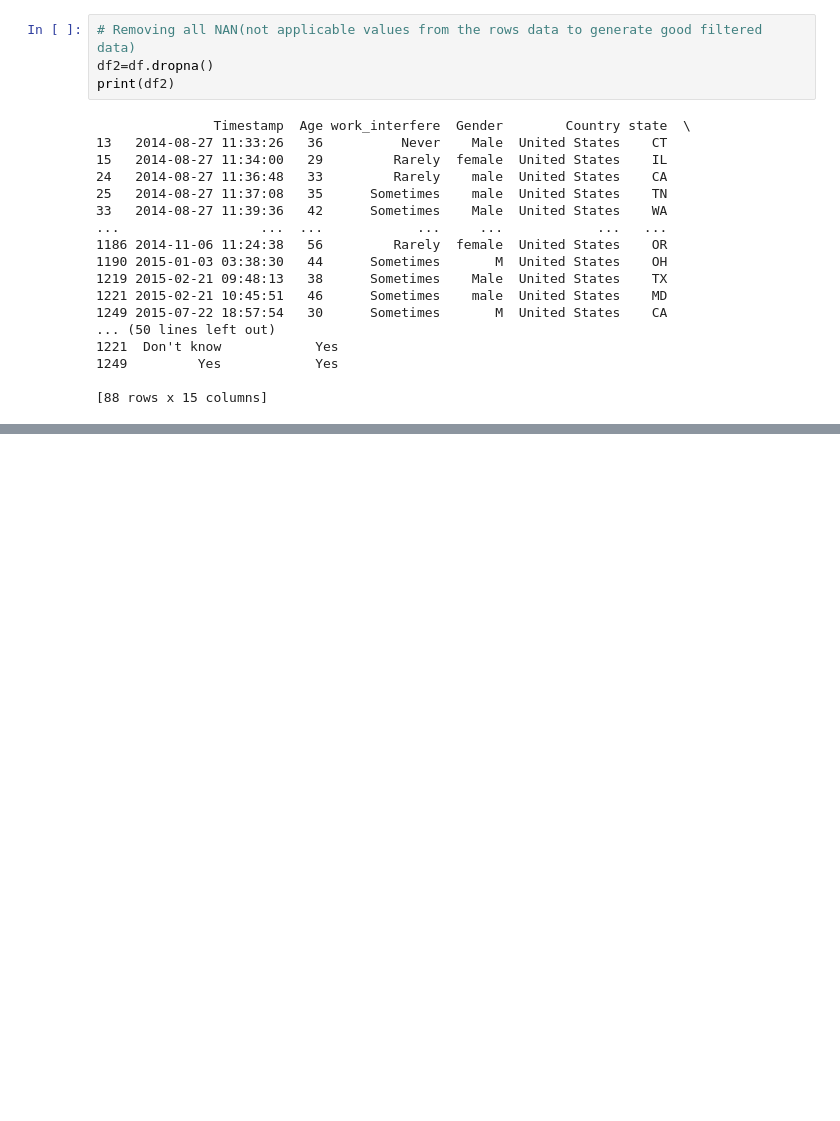
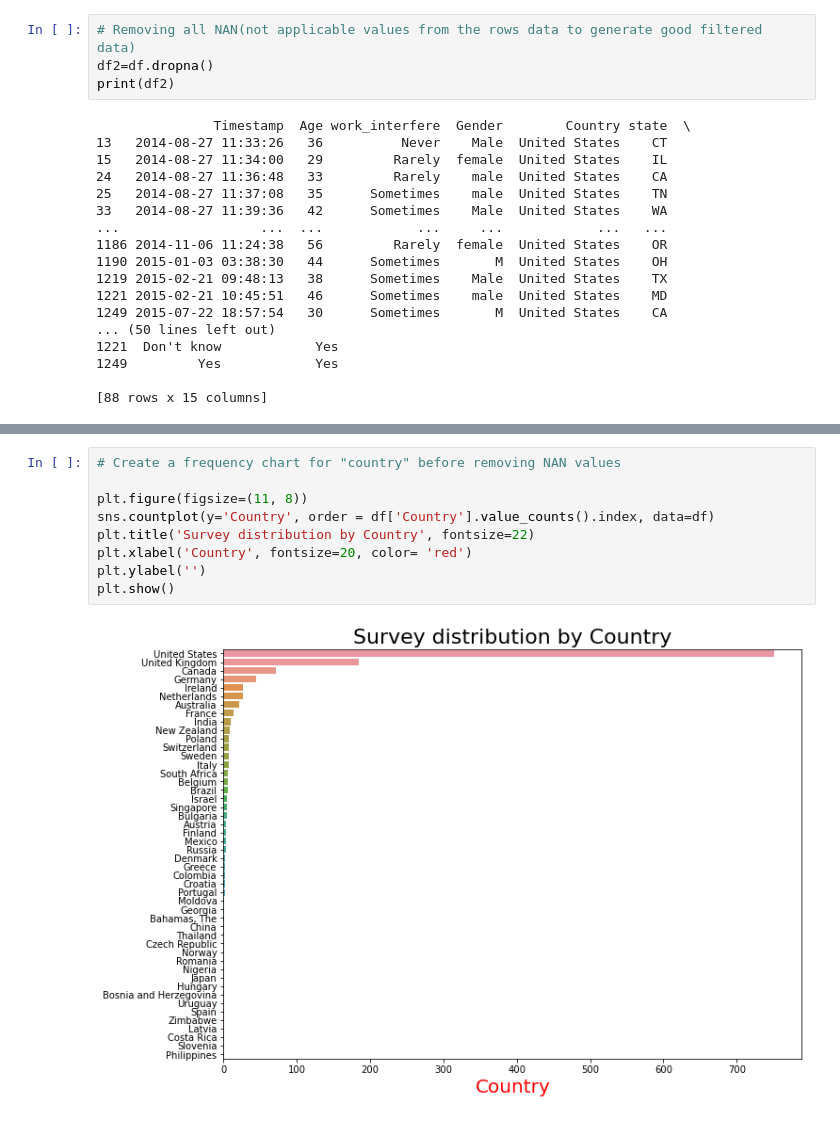
Before and after one commit to Swatipal786/Assignment-4-DATA-Swati_Pal_100845961, a Jupyter notebook: Assignment #4 - Final Assignment_1202-01_DATA_Swati_Pal_100845961.ipynb, the cells around one changed output, grey strips where cells are left out. Cells and saved outputs as stored; diff of their text form; blank space fills up the shorter version.

Commit message:
graph-2

```diff
--- a/Assignment #4 - Final Assignment_1202-01_DATA_Swati_Pal_100845961.ipynb
+++ b/Assignment #4 - Final Assignment_1202-01_DATA_Swati_Pal_100845961.ipynb
@@ -194,0 +195,11 @@ plt.show()
+# %%
+# Create a frequency chart for "country" before removing NAN values
+
+plt.figure(figsize=(11, 8))
+sns.countplot(y='Country', order = df['Country'].value_counts().index, data=df)
+plt.title('Survey distribution by Country', fontsize=22)
+plt.xlabel('Country', fontsize=20, color= 'red')
+plt.ylabel('')
+plt.show()
+# %% [output]
+[figure, added]
```
Also changed, not shown: parts of 10 cells of this notebook.
